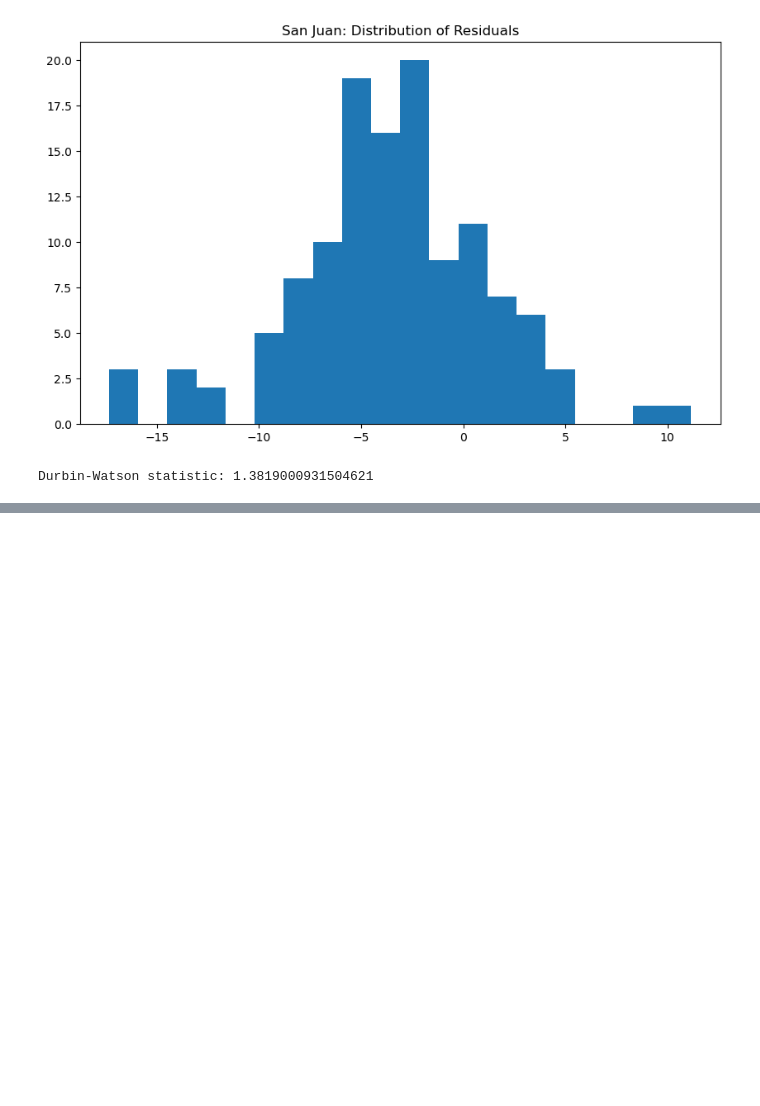
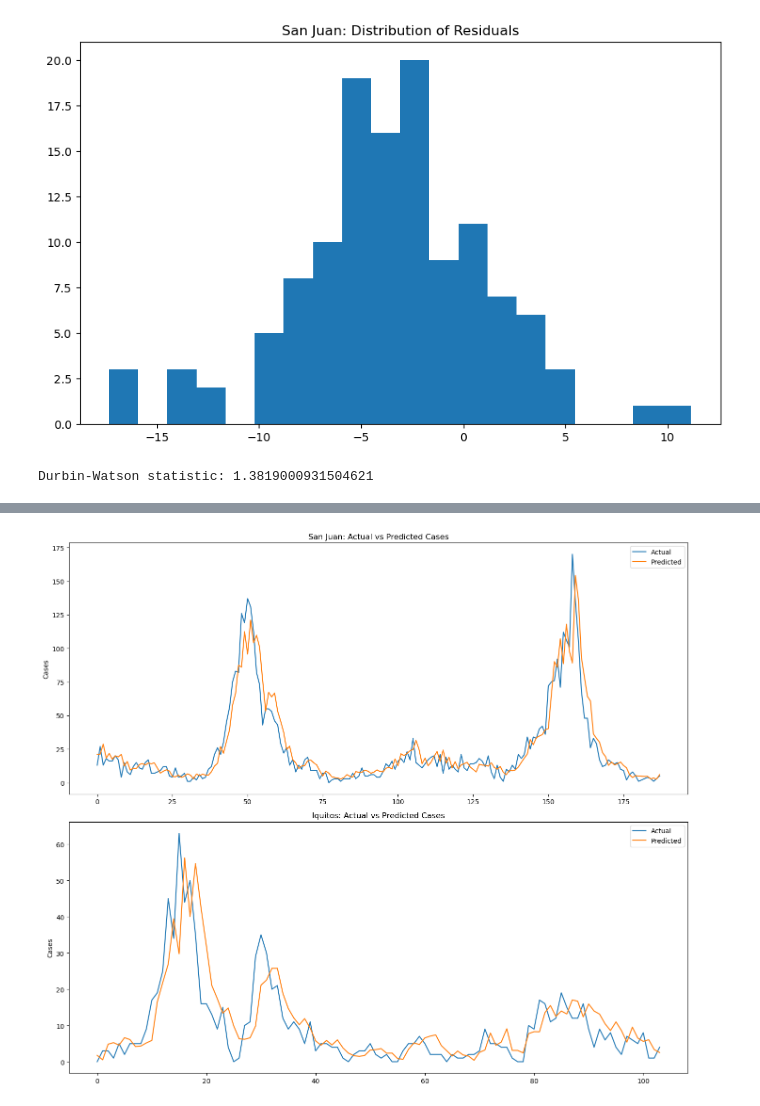
Before and after one commit to statenbred/Dengue_Fever, a Jupyter notebook: XGBRegressor_Model.ipynb, the cells around one changed output, grey strips where cells are left out. Drawn from its saved outputs; the diff is of its cells as text; code cells hidden in the pictures; blank space fills up the shorter version.

```diff
--- a/XGBRegressor_Model.ipynb
+++ b/XGBRegressor_Model.ipynb
@@ -171,0 +516,35 @@ Durbin-Watson statistic: 1.3819000931504621
+# %%
+def plot_actual_vs_predicted(test_df, combined_results):
+    """Plot actual vs predicted values by city"""
+    import matplotlib.pyplot as plt
+
+    test_df_encoded = pd.get_dummies(test_df, columns=['city'], drop_first=False)
+
+    fig, axes = plt.subplots(2, 1, figsize=(14, 12))
+
+    sj_mask = test_df_encoded['city_sj'] == 1
+    sj_actual = test_df.loc[sj_mask, 'total_cases'].values
+    sj_pred = combined_results['y_pred'][sj_mask]
+
+    axes[0].plot(sj_actual, label='Actual')
+    axes[0].plot(sj_pred, label='Predicted')
+    axes[0].set_title('San Juan: Actual vs Predicted Cases')
+    axes[0].legend()
+    axes[0].set_ylabel('Cases')
+
+    iq_mask = test_df_encoded['city_iq'] == 1
+    iq_actual = test_df.loc[iq_mask, 'total_cases'].values
+    iq_pred = combined_results['y_pred'][iq_mask]
+
+    axes[1].plot(iq_actual, label='Actual')
+    axes[1].plot(iq_pred, label='Predicted')
+    axes[1].set_title('Iquitos: Actual vs Predicted Cases')
+    axes[1].legend()
+    axes[1].set_ylabel('Cases')
+
+    plt.tight_layout()
+    plt.show()
+
+plot_actual_vs_predicted(test_df, combined_results)
+# %% [output]
+[figure, added]
```
Also changed, not shown: parts of 12 cells of this notebook, 1 other file.
